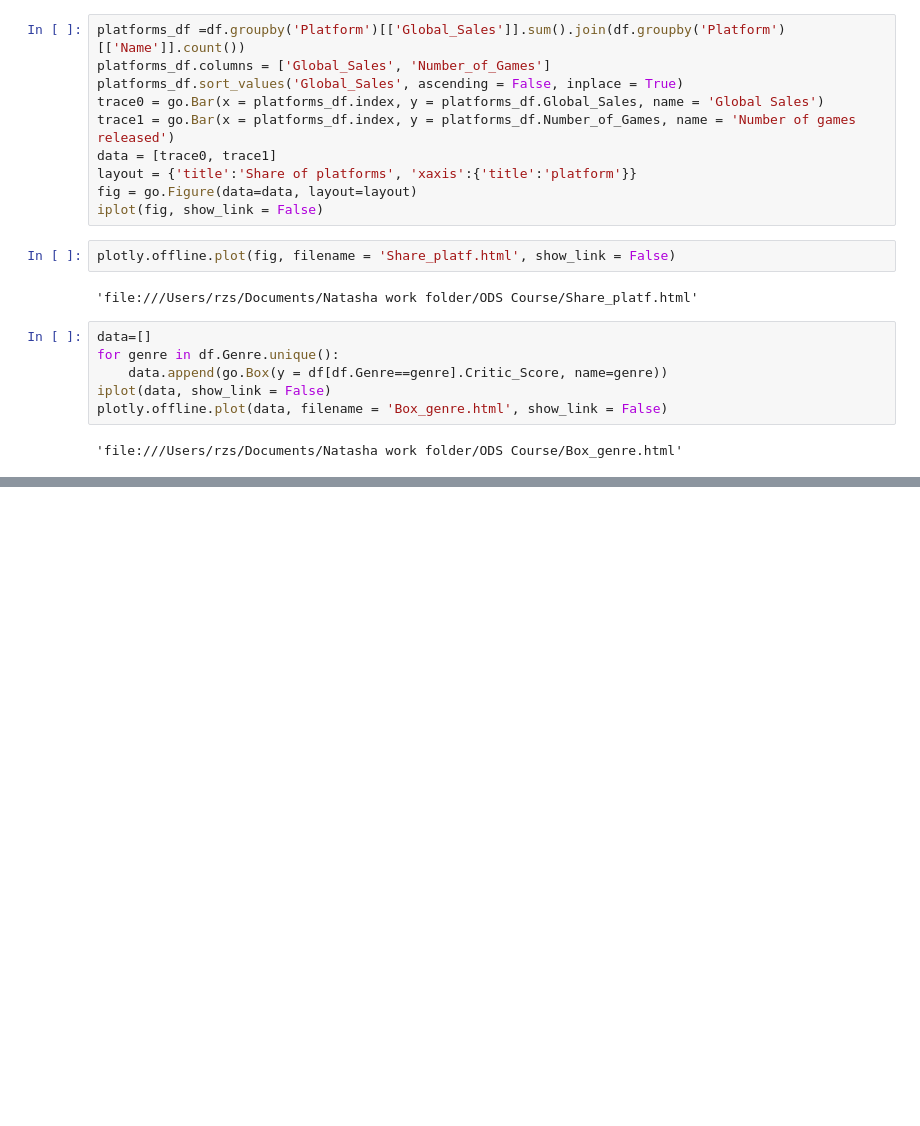
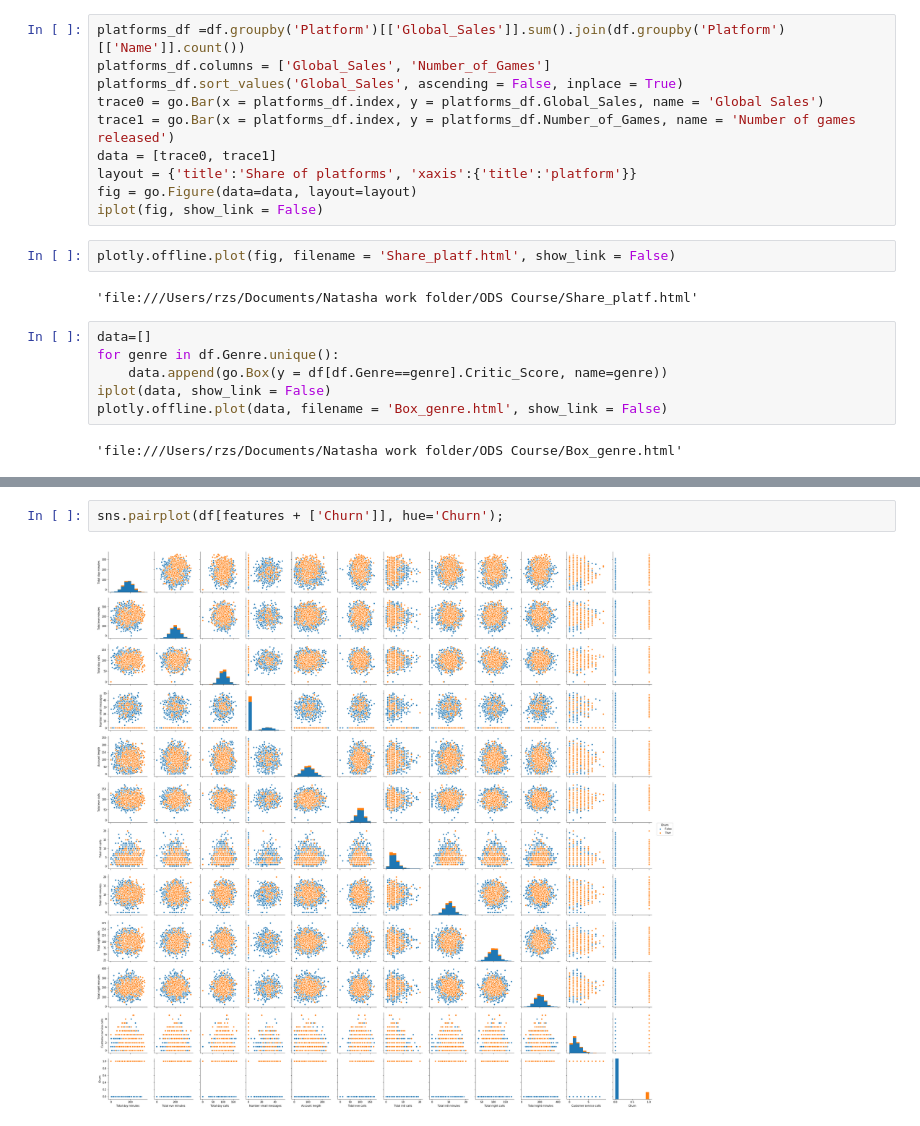
Before and after one commit to urbanisaziya/ODS_Course, a Jupyter notebook: week2.ipynb, the cells around one changed output, grey strips where cells are left out. Cells and saved outputs as stored; diff of their text form; blank space fills up the shorter version.

```diff
--- a/week2.ipynb
+++ b/week2.ipynb
@@ -140,0 +201,4 @@ plotly.offline.plot(data, filename = 'Box_genre.html', show_link = False)
+# %%
+sns.pairplot(df[features + ['Churn']], hue='Churn');
+# %% [output]
+[figure, added]
```
Also changed, not shown: parts of 7 cells of this notebook, 3 other files.
